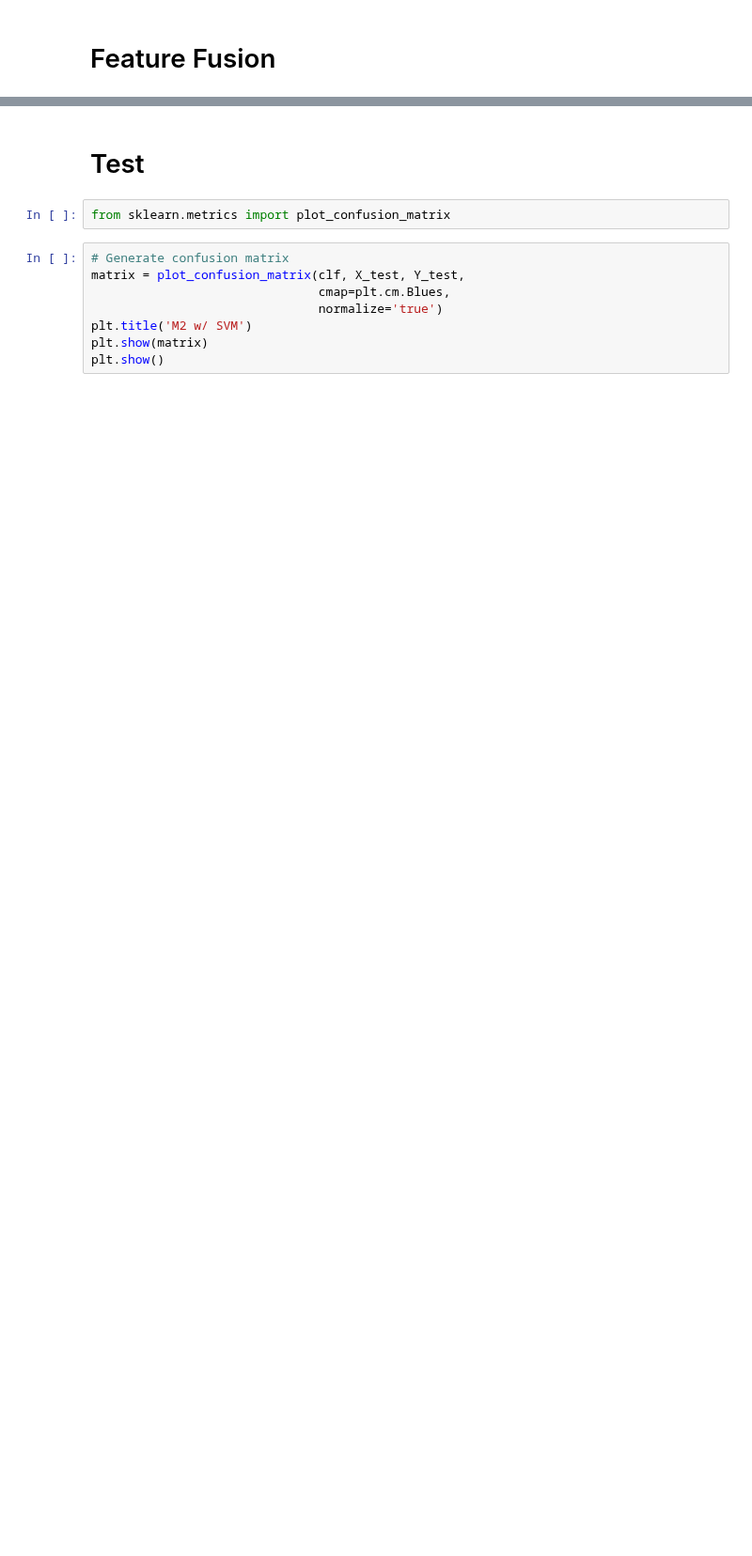
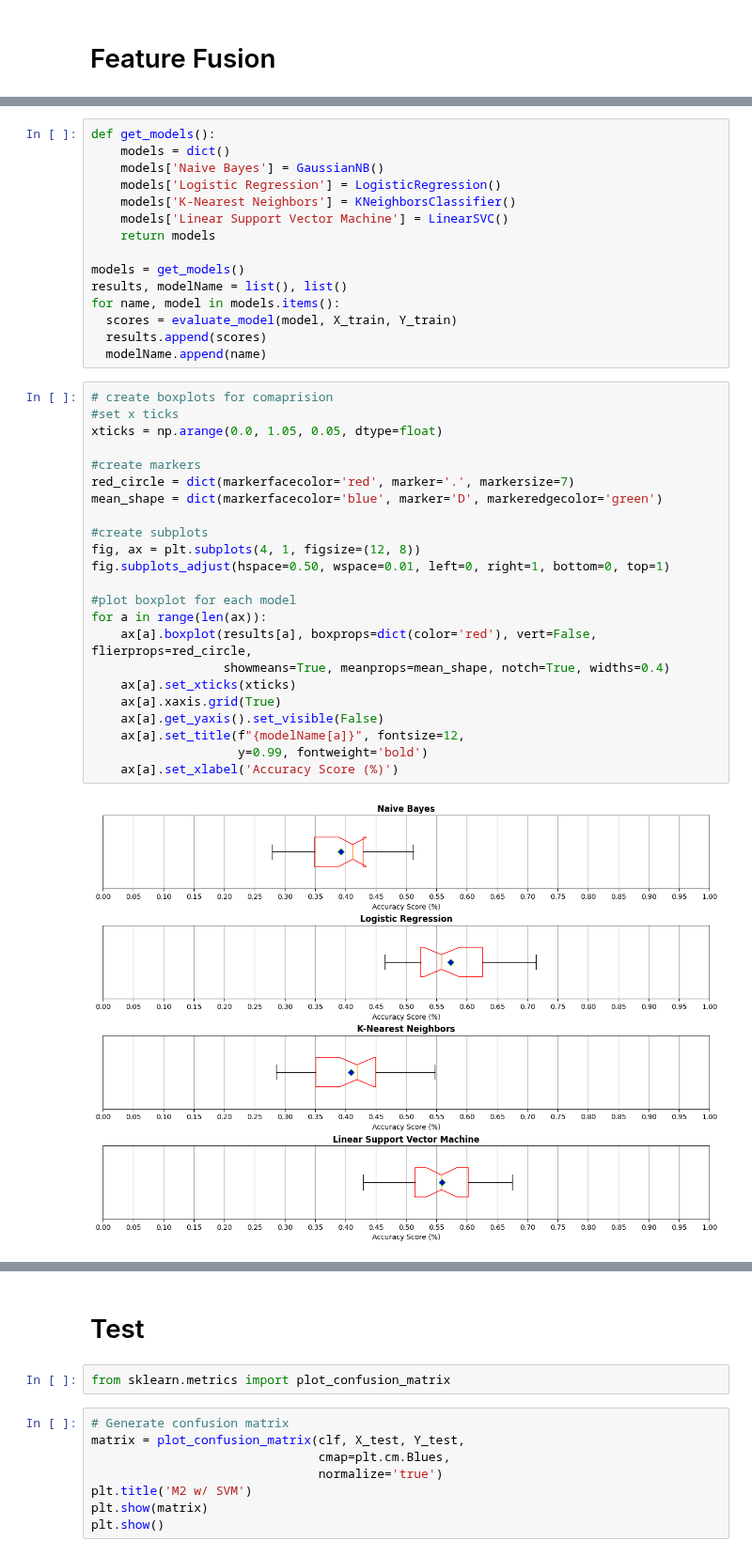
Before and after one commit to hippogriffi/CBIRS, a Jupyter notebook: App/Progs/demo_test.ipynb, the cells around one changed output, grey strips where cells are left out. Shown at 94% size. Drawn from its saved outputs; the diff is of its cells as text; blank space fills up the shorter version.

```diff
--- a/App/Progs/demo_test.ipynb
+++ b/App/Progs/demo_test.ipynb
@@ -558,0 +605,40 @@ X_train, X_test, Y_train, Y_test = train_test_split(feat_vector, img_classes, te
+# %%
+def get_models():
+    models = dict()
+    models['Naive Bayes'] = GaussianNB()
+    models['Logistic Regression'] = LogisticRegression()
+    models['K-Nearest Neighbors'] = KNeighborsClassifier()
+    models['Linear Support Vector Machine'] = LinearSVC()
+    return models
+
+models = get_models()
+results, modelName = list(), list()
+for name, model in models.items():
+  scores = evaluate_model(model, X_train, Y_train)
+  results.append(scores)
+  modelName.append(name)
+# %%
+# create boxplots for comaprision
+#set x ticks
+xticks = np.arange(0.0, 1.05, 0.05, dtype=float)
+
+#create markers
+red_circle = dict(markerfacecolor='red', marker='.', markersize=7)
+mean_shape = dict(markerfacecolor='blue', marker='D', markeredgecolor='green')
+
+#create subplots
+fig, ax = plt.subplots(4, 1, figsize=(12, 8))
+fig.subplots_adjust(hspace=0.50, wspace=0.01, left=0, right=1, bottom=0, top=1)
+
+#plot boxplot for each model
+for a in range(len(ax)):
+    ax[a].boxplot(results[a], boxprops=dict(color='red'), vert=False, flierprops=red_circle,
+                  showmeans=True, meanprops=mean_shape, notch=True, widths=0.4)
+    ax[a].set_xticks(xticks)
+    ax[a].xaxis.grid(True)
+    ax[a].get_yaxis().set_visible(False)
+    ax[a].set_title(f"{modelName[a]}", fontsize=12,
+                    y=0.99, fontweight='bold')
+    ax[a].set_xlabel('Accuracy Score (%)')
+# %% [output]
+[figure, added]
```
Also changed, not shown: parts of 32 cells of this notebook, 5 other files.
